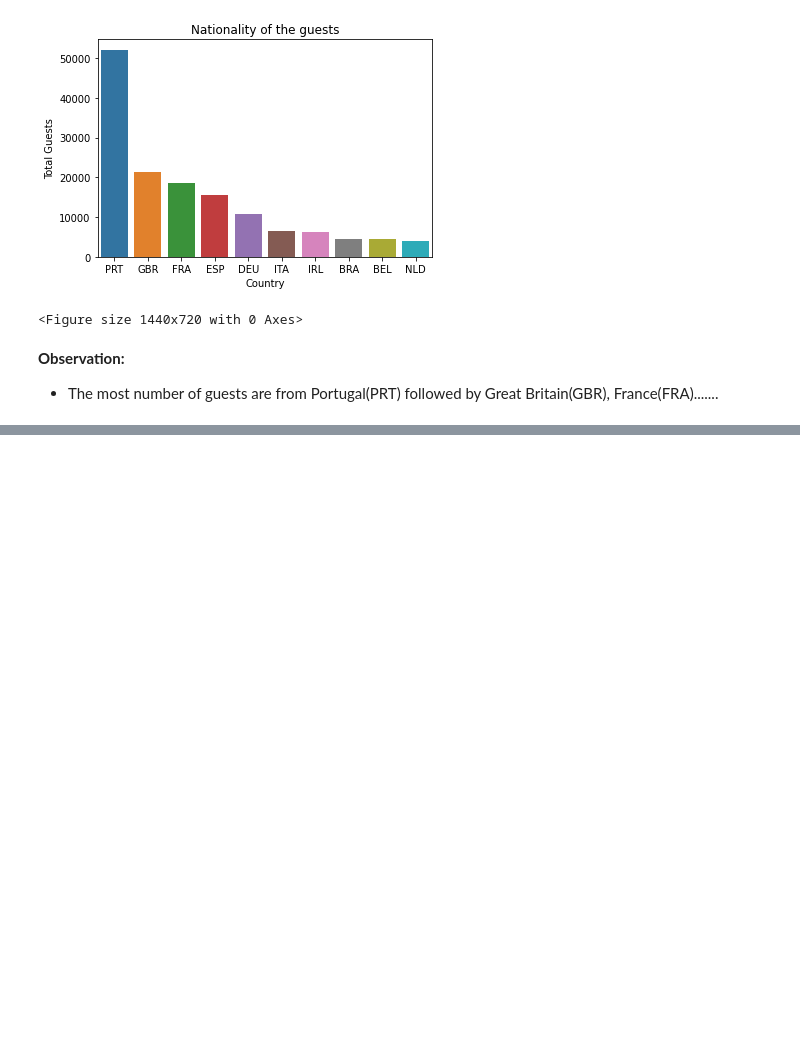
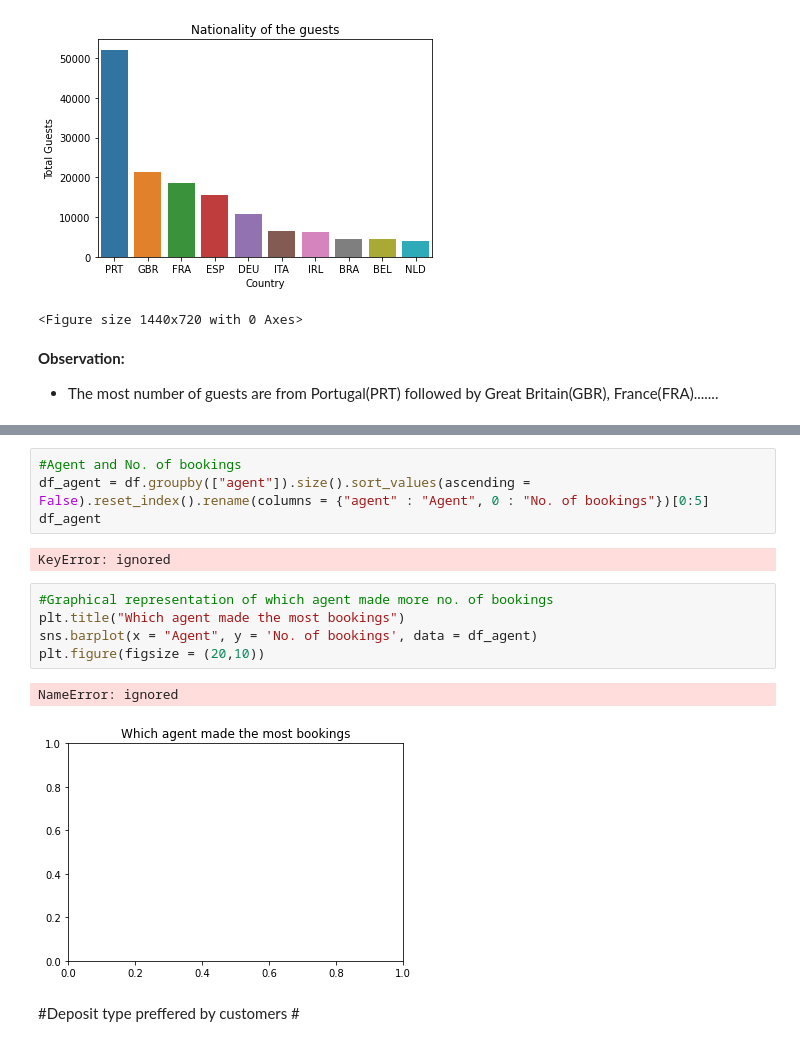
Before and after one commit to SabirAjmal10/Hotel-Booking-Analysis-EDA-Capstone-Project, a Jupyter notebook: Hotel_Booking_Analysis_Capstone_Project.ipynb, the cells around one changed output, grey strips where cells are left out. Saved outputs shown, nothing was run; the diff lists cells and outputs as text; blank space fills up the shorter version.

```diff
--- a/Hotel_Booking_Analysis_Capstone_Project.ipynb
+++ b/Hotel_Booking_Analysis_Capstone_Project.ipynb
@@ -417,0 +446,16 @@ plt.figure(figsize = (20,10))
+# %%
+#Agent and No. of bookings
+df_agent = df.groupby(["agent"]).size().sort_values(ascending = False).reset_index().rename(columns = {"agent" : "Agent", 0 : "No. of bookings"})[0:5]
+df_agent
+# %% [output]
+KeyError: ignored
+# %%
+#Graphical representation of which agent made more no. of bookings
+plt.title("Which agent made the most bookings")
+sns.barplot(x = "Agent", y = 'No. of bookings', data = df_agent)
+plt.figure(figsize = (20,10))
+# %% [output]
+NameError: ignored
+[figure, added]
+# %% [markdown]
+#Deposit type preffered by customers #
```
Also changed, not shown: parts of 10 cells of this notebook.
